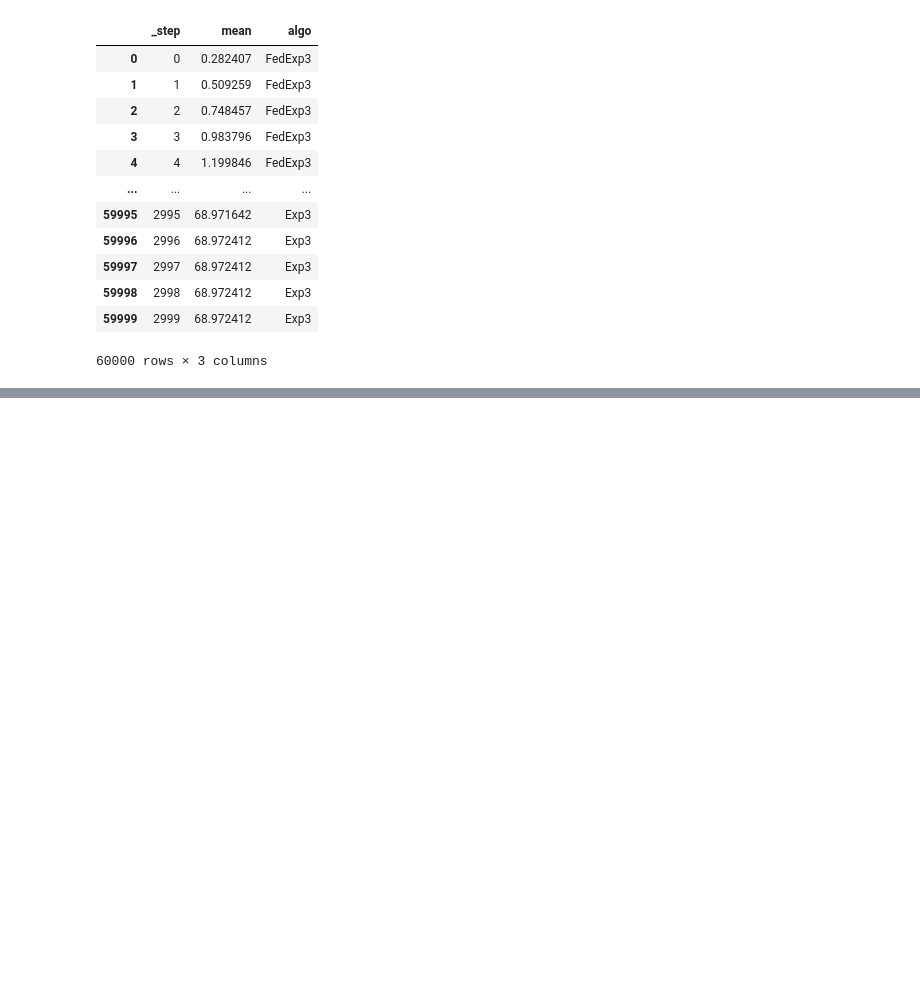
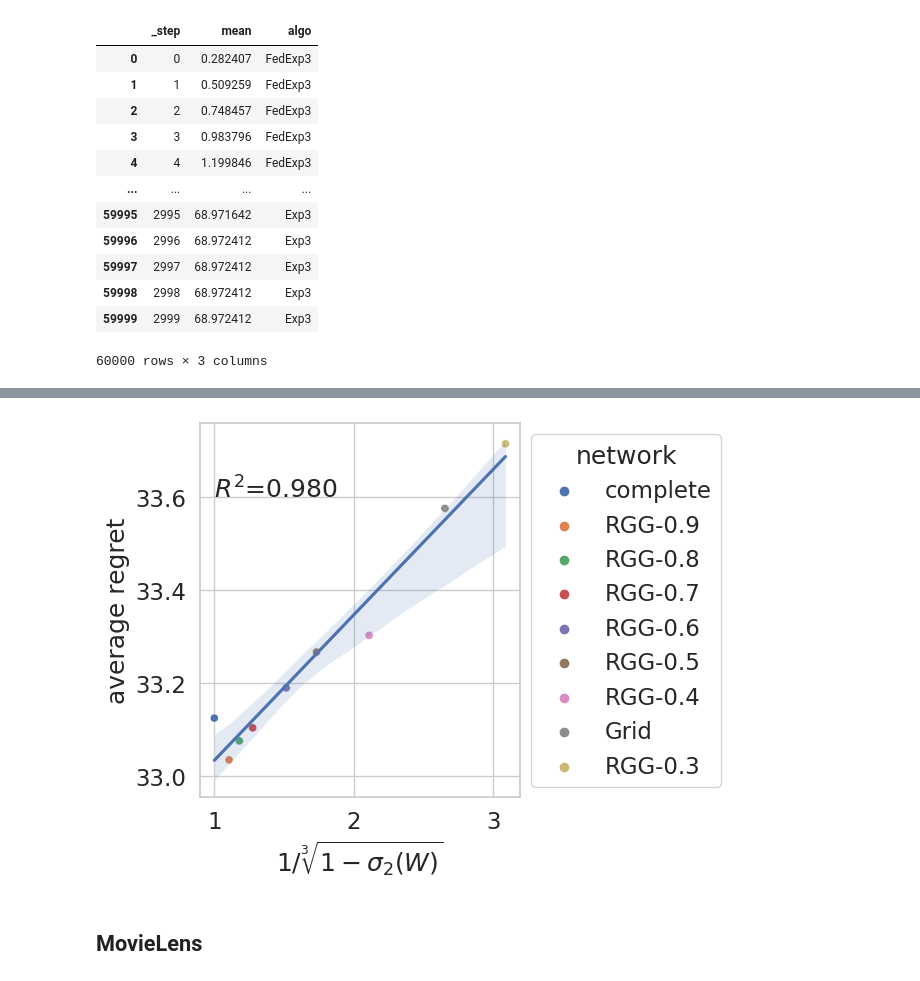
Before and after one commit to jialinyi94/doubly-stochastic-federataed-bandit, a Jupyter notebook: plots/plot.ipynb, the cells around one changed output, grey strips where cells are left out. Saved outputs shown, nothing was run; the diff lists cells and outputs as text; code cells hidden in the pictures; blank space fills up the shorter version.

Commit message:
movielens

```diff
--- a/plots/plot.ipynb
+++ b/plots/plot.ipynb
@@ -53,0 +59,6 @@ fig.savefig("regret.png", dpi=300)
+# %%
+nets = pd.DataFrame({
+    'mixing': [1, 1.106, 1.179, 1.275, 1.515, 1.732, 2.109, 2.652, 3.086],
+    'regret': [33.125, 33.035, 33.076, 33.104, 33.19, 33.267, 33.303, 33.576, 33.715],
+    'network': ['complete', 'RGG-0.9', 'RGG-0.8', 'RGG-0.7', 'RGG-0.6', 'RGG-0.5', 'RGG-0.4', 'Grid', 'RGG-0.3']
+})
@@ -53,0 +78,15 @@ fig.savefig("regret.png", dpi=300)
+# %%
+sns.set(style="whitegrid", font_scale=1.5)
+ax = sns.scatterplot(data=nets, x='mixing', y='regret', hue='network', legend='brief')
+sns.move_legend(ax, "upper left", bbox_to_anchor=(1, 1))
+sns.regplot(data=nets, x='mixing', y='regret', marker='--', ci=95, scatter=False, ax=ax)
+ax.set(xlabel=r"$1/\sqrt[3]{1-\sigma_2(W)}$", ylabel=r"average regret")
+r, p = sp.stats.pearsonr(nets['mixing'], nets['regret'])
+plt.text(1, 33.6, r'$R^2$={:.3f}'.format(r))
+plt.tight_layout(pad=.5)
+fig = ax.get_figure()
+fig.savefig("mixing.png", dpi=300)
+# %% [output]
+[figure, added]
+# %% [markdown]
+## MovieLens
```
Also changed, not shown: parts of 11 cells of this notebook, 3 other files.
